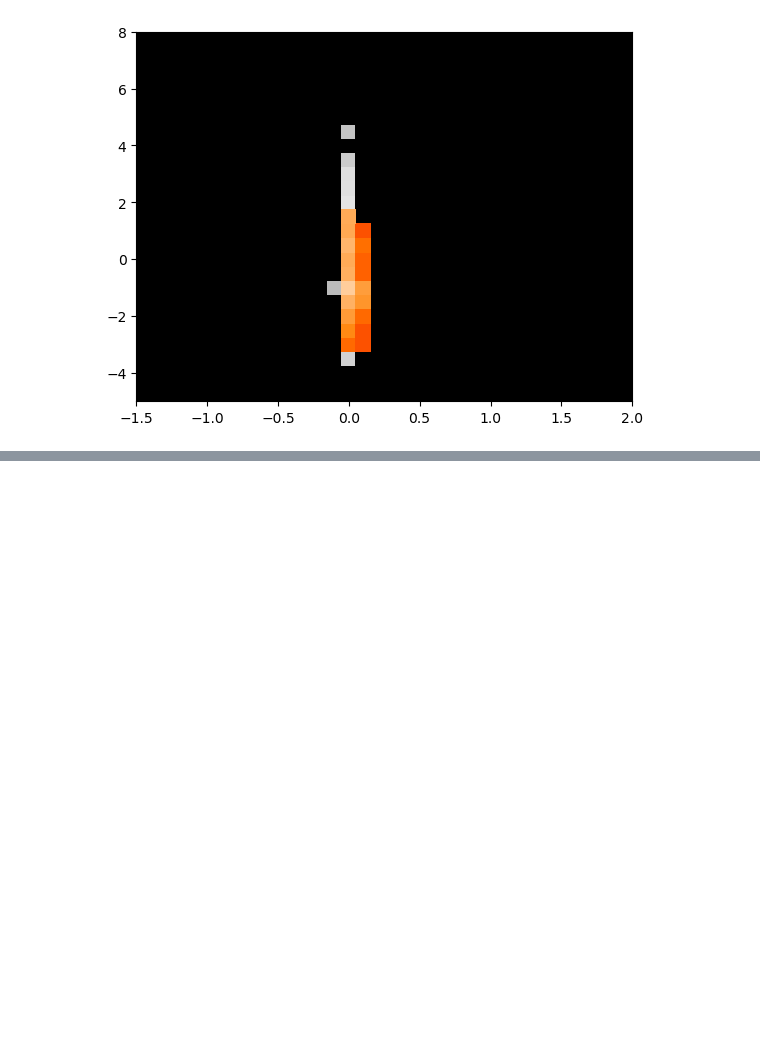
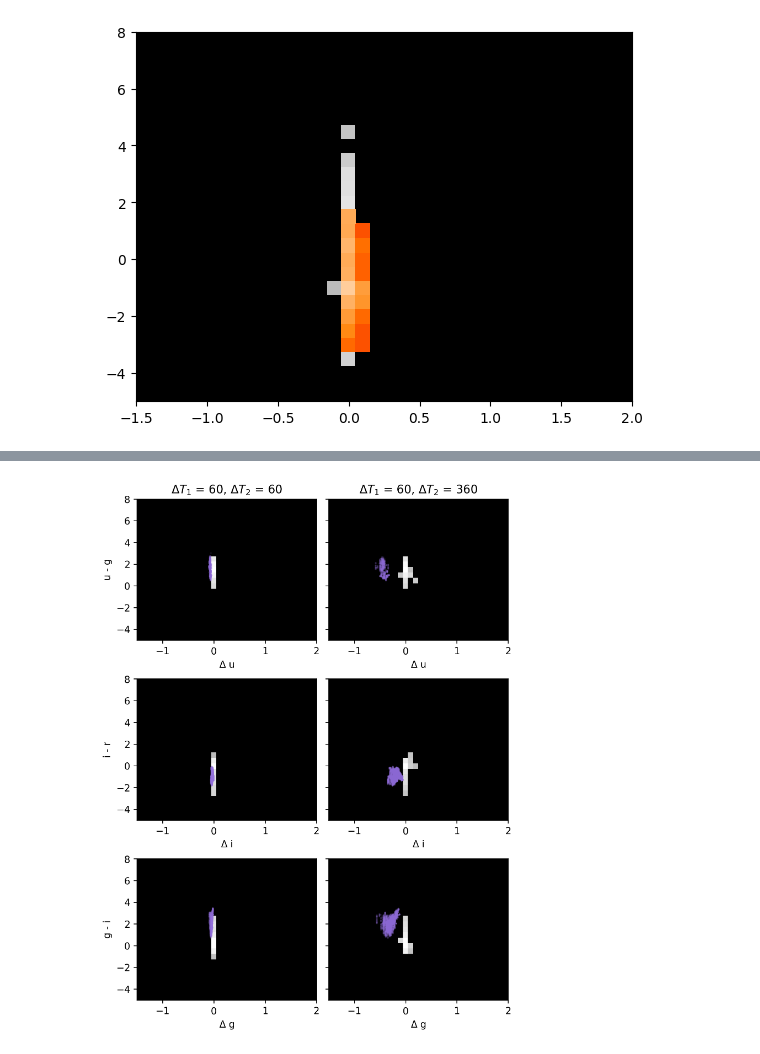
Before and after one commit to mnilsson8/Cube, a Jupyter notebook: Cube/PlottingDataCubeSlice_test.ipynb, the cells around one changed output, grey strips where cells are left out. Cells and saved outputs as stored; diff of their text form; code cells hidden in the pictures; blank space fills up the shorter version.

```diff
--- a/Cube/PlottingDataCubeSlice_test.ipynb
+++ b/Cube/PlottingDataCubeSlice_test.ipynb
@@ -354,0 +411,9 @@ for i in range(len(bandpairs)):
+# %%
+PathCubeFolder4 = '/lustre/lrspec/users/4300/cube/Data/Datacube/CAAT/'
+CubeFileNames4 = os.listdir(PathCubeFolder4)
+CubeFileNames4 = [ ii for ii in CubeFileNames4 if '.pkl' in ii ]
+CubeFileNames4 = ['ProbCube_0623_1119__Abs_CAATSNIa_NoSS.pkl']
+print(CubeFileNames4)
+for FileName in CubeFileNames4:
+    FilePath = os.path.join(PathCubeFolder4, FileName)
+    Abs_CAAT_InfoDict, Abs_CAAT_HashTable = loadCubeFile(FilePath)
@@ -354,0 +438,24 @@ for i in range(len(bandpairs)):
+# %%
+bandpairs = [["u","g"], ["i", "r"], ["g","i"]]
+timepairs = [[60,60], [60, 360]]
+KNDataPath = '/lustre/lrspec/prestocolor/Test_Interp1/KN_B19_Interp.pkl'
+
+fig, axs = plt.subplots(len(bandpairs), len(timepairs), squeeze = False, sharey = True,
+                        figsize = (6, 8), dpi = 250, layout = "constrained")
+for i in range(len(bandpairs)):
+    for j in range(len(timepairs)):
+        PlotSliceWithSNHistandKNPoints(Abs_CAAT_HashTable, Abs_CAAT_InfoDict, HashTable2, InfoDict2, KNDataPath, bandpairs[i][0],bandpairs[i][1],
+                              timepairs[j][0],timepairs[j][1], ax = axs[i][j])
+
+        # RandomPoint = [np.random.uniform(-1.5,2),np.random.uniform(-5,8)]
+        # axs[i][j].plot(RandomPoint[0],RandomPoint[1], "*", mec = "white", mew = 0.5, color = "black")
+
+        axs[i][j].set_xlabel(f"$\\Delta$ {bandpairs[i][0]}")
+
+        if i == 0:
+            axs[i][j].set_title(f"$\\Delta T_1$ = {timepairs[j][0]}, $\\Delta T_2$ = {timepairs[j][1]}")
+        if j == 0:
+            axs[i][j].set_ylabel(f"{bandpairs[i][0]} - {bandpairs[i][1]}")
+#plt.savefig("/lustre/lrspec/users/4300/cube/Figures/Abs_CAAT_wo_SS_6060_60360_ug_ir_gi")
+# %% [output]
+[figure, added]
```
Also changed, not shown: parts of 21 cells of this notebook, 2 other files.
